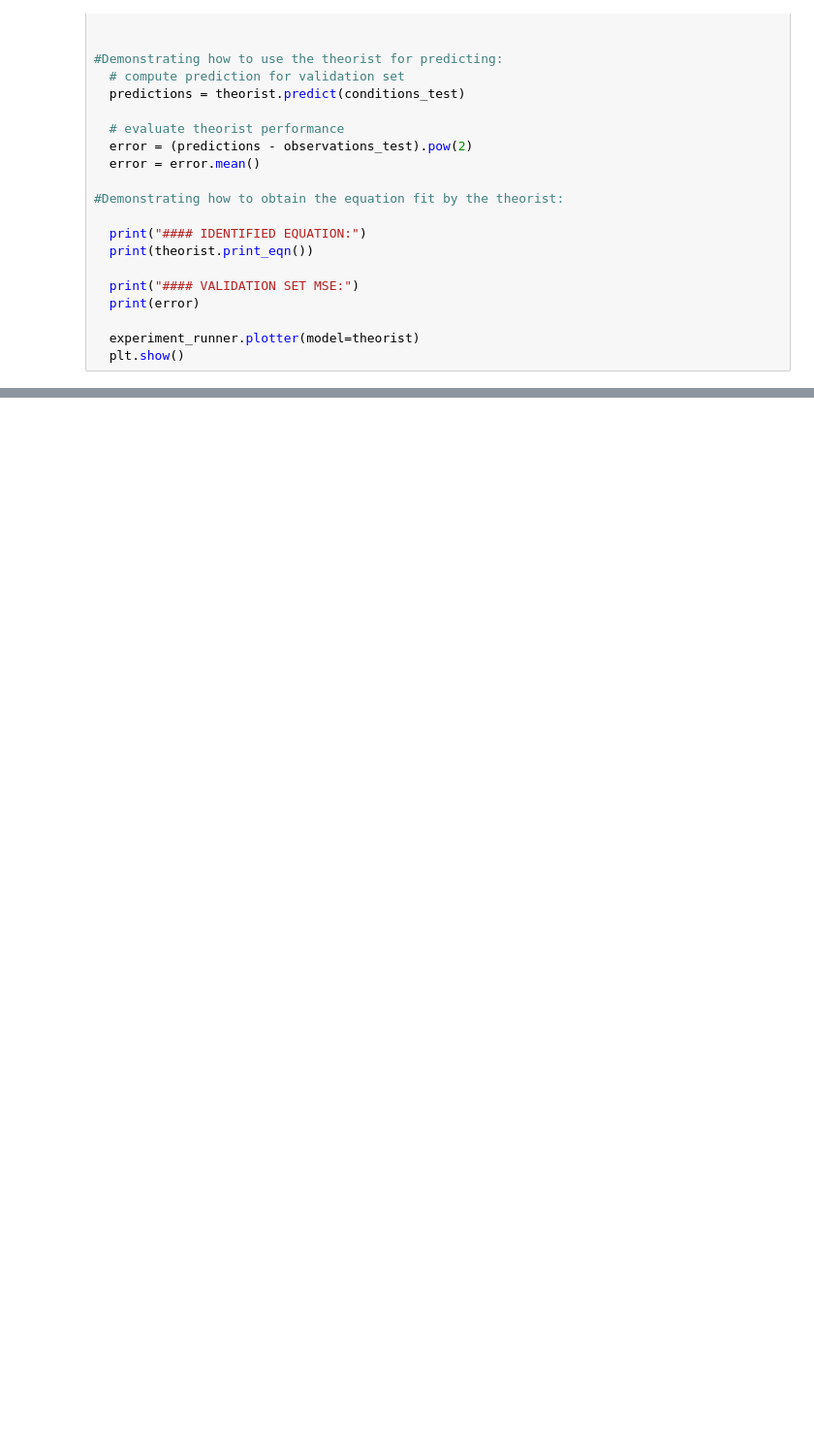
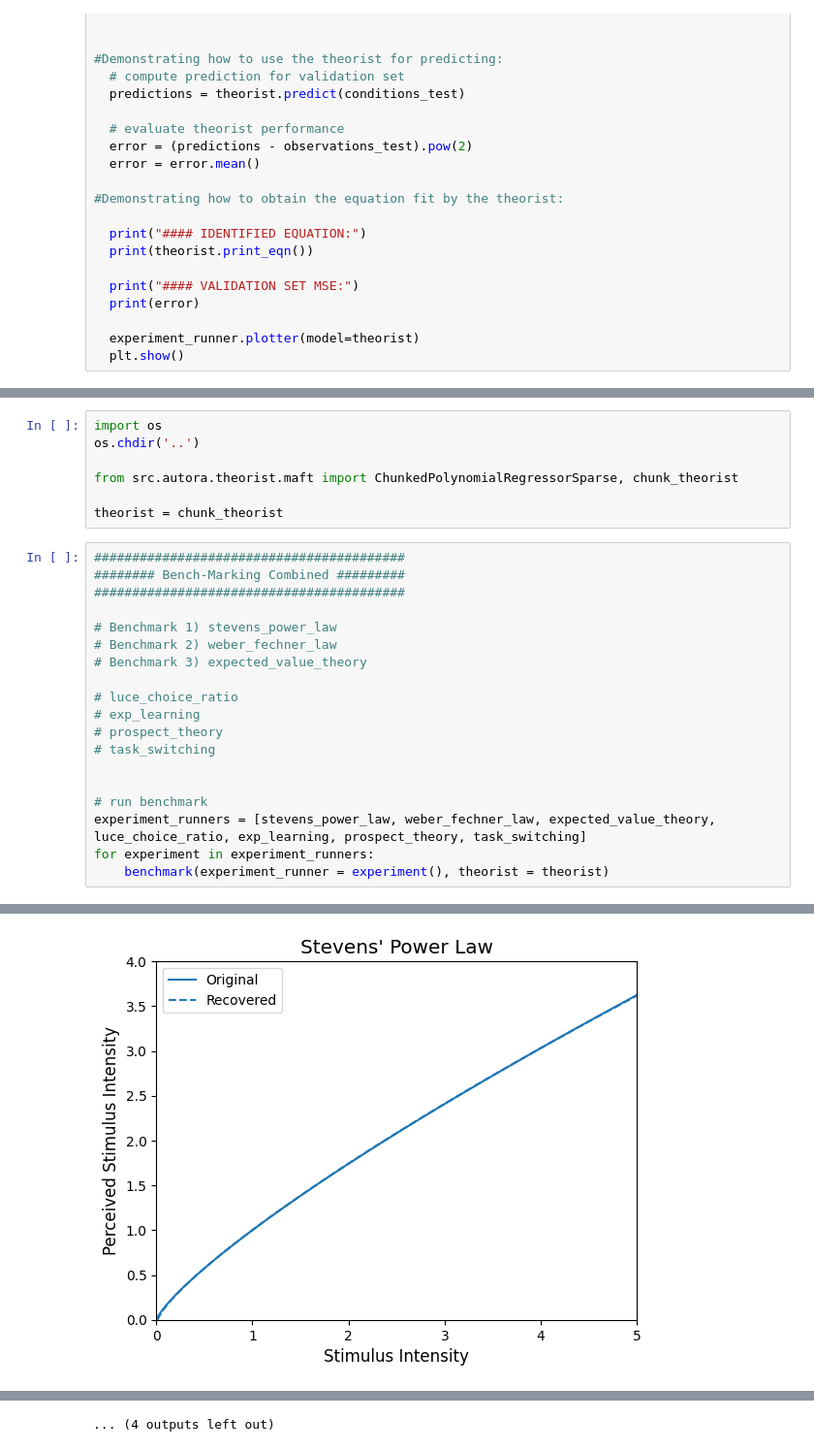
Before and after one commit to acesmeci/autora-theorist-MAFT, a Jupyter notebook: docs/Basic Usage.ipynb, the cells around one changed output, grey strips where cells are left out. Shown at 97% size. Cells and saved outputs as stored; diff of their text form; blank space fills up the shorter version.

```diff
--- a/docs/Basic Usage.ipynb
+++ b/docs/Basic Usage.ipynb
@@ -100,0 +641,27 @@ Demonstrating that the theorist can recover at least two ground truth models. (*
+# %%
+import os
+os.chdir('..')
+
+from src.autora.theorist.maft import ChunkedPolynomialRegressorSparse, chunk_theorist
+
+theorist = chunk_theorist
+# %%
+#########################################
+######## Bench-Marking Combined #########
+#########################################
+
+# Benchmark 1) stevens_power_law
+# Benchmark 2) weber_fechner_law
+# Benchmark 3) expected_value_theory
+
+# luce_choice_ratio
+# exp_learning
+# prospect_theory
+# task_switching
+
+
+# run benchmark
+experiment_runners = [stevens_power_law, weber_fechner_law, expected_value_theory, luce_choice_ratio, exp_learning, prospect_theory, task_switching]
+for experiment in experiment_runners:
+    benchmark(experiment_runner = experiment(), theorist = theorist)
+# %% [output]
@@ -100,0 +685 @@ Demonstrating that the theorist can recover at least two ground truth models. (*
+[figure, added]
@@ -100,0 +792 @@ Demonstrating that the theorist can recover at least two ground truth models. (*
+... (4 outputs left out)
```
Also changed, not shown: parts of 9 cells of this notebook, 1 other file.
